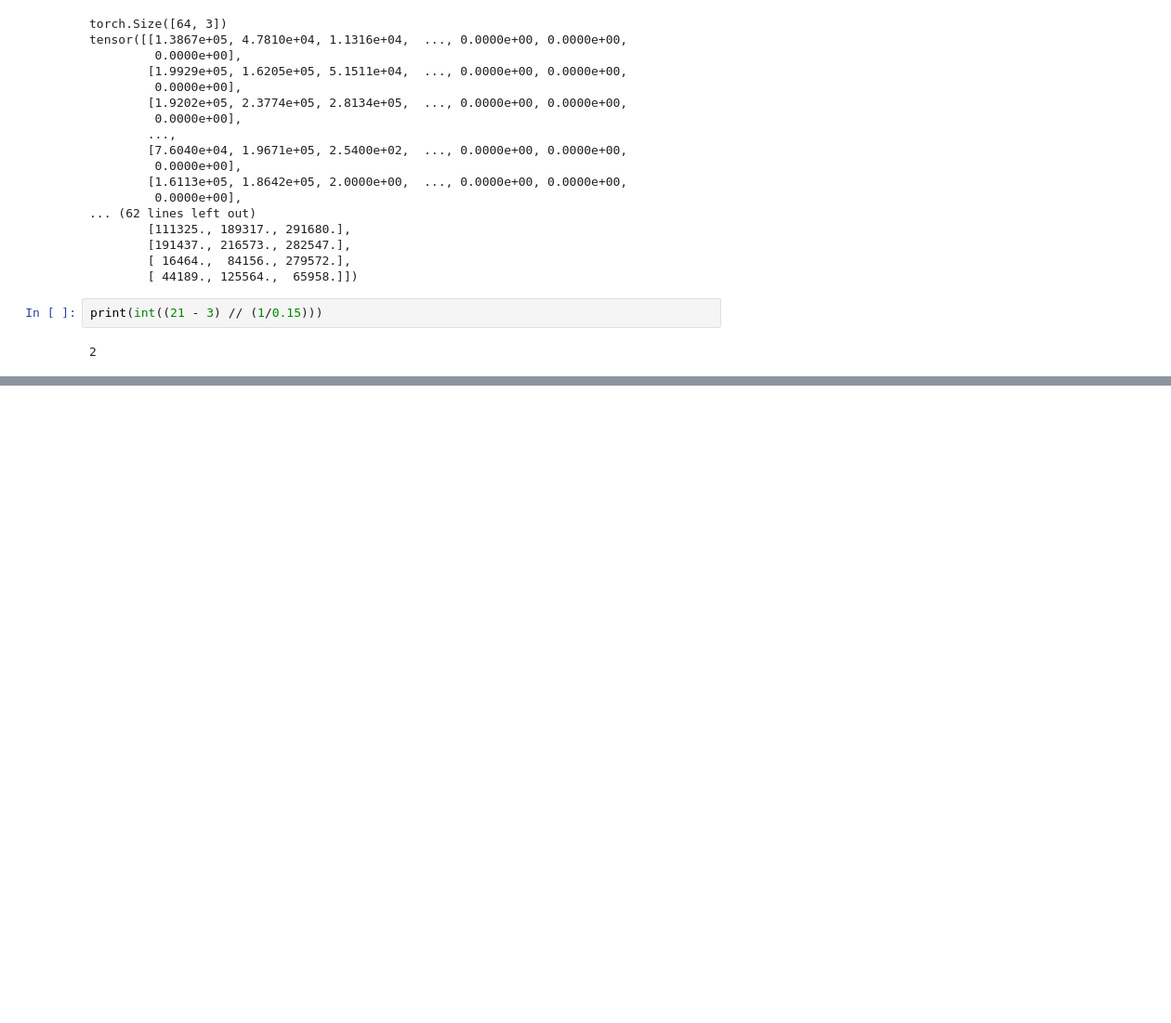
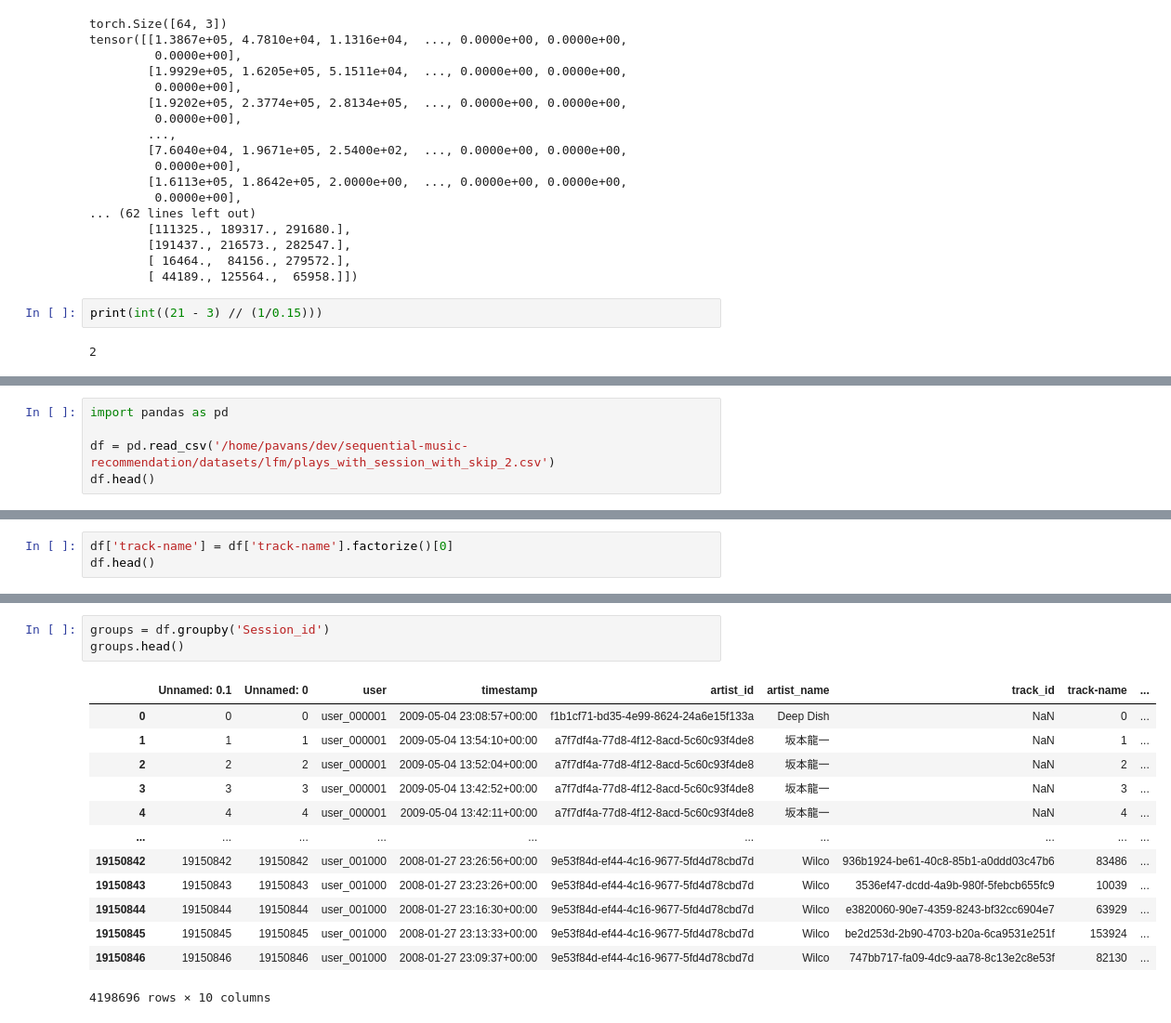
Before and after one commit to pseshadri9/sequential-music-recommendation, a Jupyter notebook: scratchpad.ipynb, the cells around one changed output, grey strips where cells are left out. Shown at 93% size. Cells and saved outputs as stored; diff of their text form; blank space fills up the shorter version.

```diff
--- a/scratchpad.ipynb
+++ b/scratchpad.ipynb
@@ -170,0 +168,5 @@ print(int((21 - 3) // (1/0.15)))
+# %%
+import pandas as pd
+
+df = pd.read_csv('/home/pavans/dev/sequential-music-recommendation/datasets/lfm/plays_with_session_with_skip_2.csv')
+df.head()
@@ -170,0 +180,3 @@ print(int((21 - 3) // (1/0.15)))
+# %%
+df['track-name'] = df['track-name'].factorize()[0]
+df.head()
@@ -170,0 +190,17 @@ print(int((21 - 3) // (1/0.15)))
+# %%
+groups = df.groupby('Session_id')
+groups.head()
+# %% [output]
+|  | Unnamed: 0.1 | Unnamed: 0 | user | timestamp | artist_id | artist_name | track_id | track-name | ... |
+| 0 | 0 | 0 | user_000001 | 2009-05-04 23:08:57+00:00 | f1b1cf71-bd35-4e99-8624-24a6e15f133a | Deep Dish | NaN | 0 | ... |
+| 1 | 1 | 1 | user_000001 | 2009-05-04 13:54:10+00:00 | a7f7df4a-77d8-4f12-8acd-5c60c93f4de8 | 坂本龍一 | NaN | 1 | ... |
+| 2 | 2 | 2 | user_000001 | 2009-05-04 13:52:04+00:00 | a7f7df4a-77d8-4f12-8acd-5c60c93f4de8 | 坂本龍一 | NaN | 2 | ... |
+| 3 | 3 | 3 | user_000001 | 2009-05-04 13:42:52+00:00 | a7f7df4a-77d8-4f12-8acd-5c60c93f4de8 | 坂本龍一 | NaN | 3 | ... |
+| 4 | 4 | 4 | user_000001 | 2009-05-04 13:42:11+00:00 | a7f7df4a-77d8-4f12-8acd-5c60c93f4de8 | 坂本龍一 | NaN | 4 | ... |
+| ... | ... | ... | ... | ... | ... | ... | ... | ... | ... |
+| 19150842 | 19150842 | 19150842 | user_001000 | 2008-01-27 23:26:56+00:00 | 9e53f84d-ef44-4c16-9677-5fd4d78cbd7d | Wilco | 936b1924-be61-40c8-85b1-a0ddd03c47b6 | 83486 | ... |
+| 19150843 | 19150843 | 19150843 | user_001000 | 2008-01-27 23:23:26+00:00 | 9e53f84d-ef44-4c16-9677-5fd4d78cbd7d | Wilco | 3536ef47-dcdd-4a9b-980f-5febcb655fc9 | 10039 | ... |
+| 19150844 | 19150844 | 19150844 | user_001000 | 2008-01-27 23:16:30+00:00 | 9e53f84d-ef44-4c16-9677-5fd4d78cbd7d | Wilco | e3820060-90e7-4359-8243-bf32cc6904e7 | 63929 | ... |
+| 19150845 | 19150845 | 19150845 | user_001000 | 2008-01-27 23:13:33+00:00 | 9e53f84d-ef44-4c16-9677-5fd4d78cbd7d | Wilco | be2d253d-2b90-4703-b20a-6ca9531e251f | 153924 | ... |
+| 19150846 | 19150846 | 19150846 | user_001000 | 2008-01-27 23:09:37+00:00 | 9e53f84d-ef44-4c16-9677-5fd4d78cbd7d | Wilco | 747bb717-fa09-4dc9-aa78-8c13e2c8e53f | 82130 | ... |
+4198696 rows × 10 columns
```
Also changed, not shown: parts of 4 cells of this notebook, 7 other files.
